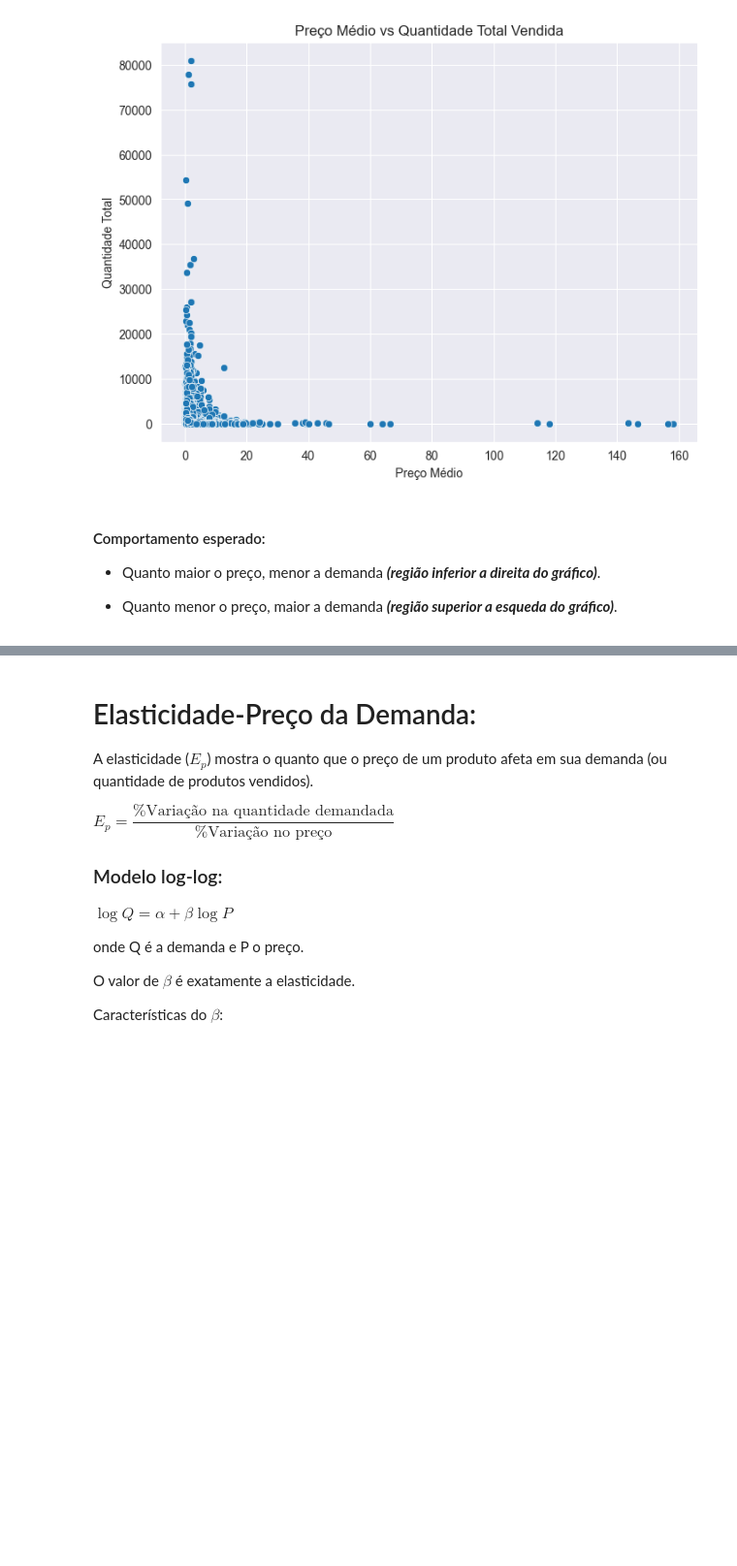
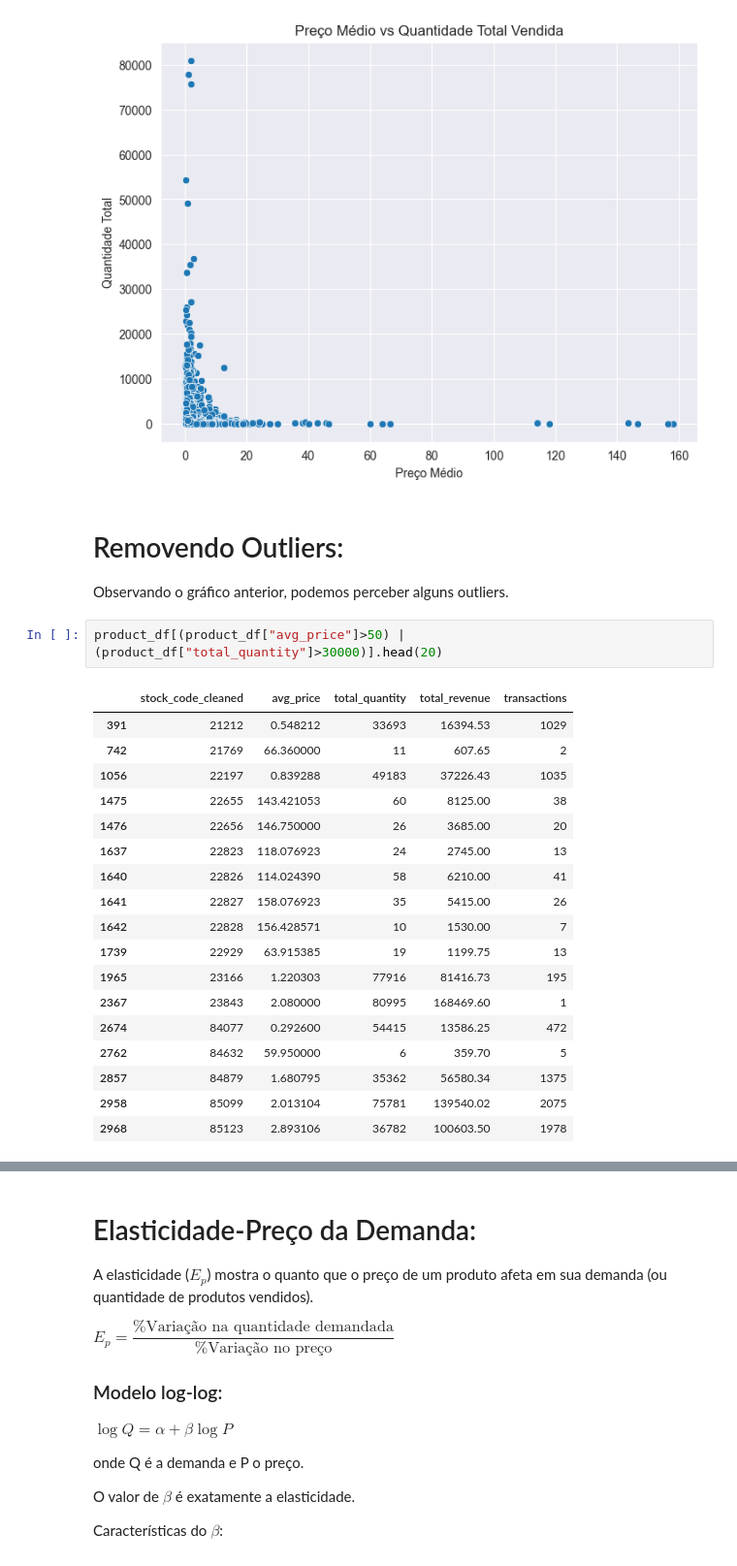
Before and after one commit to PhysicTeacherCode/Pricing, a Jupyter notebook: notebooks/2_pricing_sensitivity.ipynb, the cells around one changed output, grey strips where cells are left out. Shown at 97% size. Drawn from its saved outputs; the diff is of its cells as text; blank space fills up the shorter version.

```diff
--- a/notebooks/2_pricing_sensitivity.ipynb
+++ b/notebooks/2_pricing_sensitivity.ipynb
@@ -76,8 +76,28 @@ plt.ylabel("Quantidade Total")
 plt.show()
 # %% [output]
 [figure]
-# %% [markdown]
-#### Comportamento esperado:
-- Quanto maior o preço, menor a demanda ***(região inferior a direita do gráfico)***.
-
-- Quanto menor o preço, maior a demanda ***(região superior a esqueda do gráfico)***.
+# %% [markdown]
+# Removendo Outliers:
+
+Observando o gráfico anterior, podemos perceber alguns outliers.
+# %%
+product_df[(product_df["avg_price"]>50) | (product_df["total_quantity"]>30000)].head(20)
+# %% [output]
+|  | stock_code_cleaned | avg_price | total_quantity | total_revenue | transactions |
+| 391 | 21212 | 0.548212 | 33693 | 16394.53 | 1029 |
+| 742 | 21769 | 66.360000 | 11 | 607.65 | 2 |
+| 1056 | 22197 | 0.839288 | 49183 | 37226.43 | 1035 |
+| 1475 | 22655 | 143.421053 | 60 | 8125.00 | 38 |
+| 1476 | 22656 | 146.750000 | 26 | 3685.00 | 20 |
+| 1637 | 22823 | 118.076923 | 24 | 2745.00 | 13 |
+| 1640 | 22826 | 114.024390 | 58 | 6210.00 | 41 |
+| 1641 | 22827 | 158.076923 | 35 | 5415.00 | 26 |
+| 1642 | 22828 | 156.428571 | 10 | 1530.00 | 7 |
+| 1739 | 22929 | 63.915385 | 19 | 1199.75 | 13 |
+| 1965 | 23166 | 1.220303 | 77916 | 81416.73 | 195 |
+| 2367 | 23843 | 2.080000 | 80995 | 168469.60 | 1 |
+| 2674 | 84077 | 0.292600 | 54415 | 13586.25 | 472 |
+| 2762 | 84632 | 59.950000 | 6 | 359.70 | 5 |
+| 2857 | 84879 | 1.680795 | 35362 | 56580.34 | 1375 |
+| 2958 | 85099 | 2.013104 | 75781 | 139540.02 | 2075 |
+| 2968 | 85123 | 2.893106 | 36782 | 100603.50 | 1978 |
```
Also changed, not shown: parts of 12 cells of this notebook, 3 other files.
